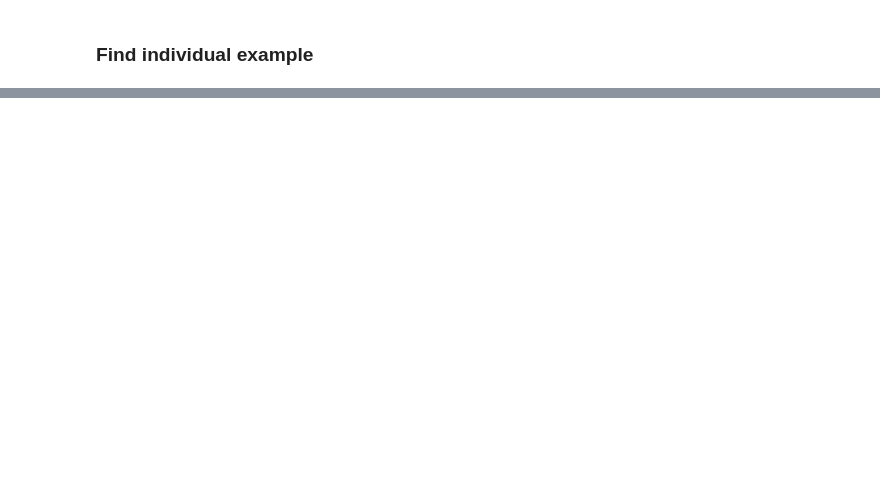
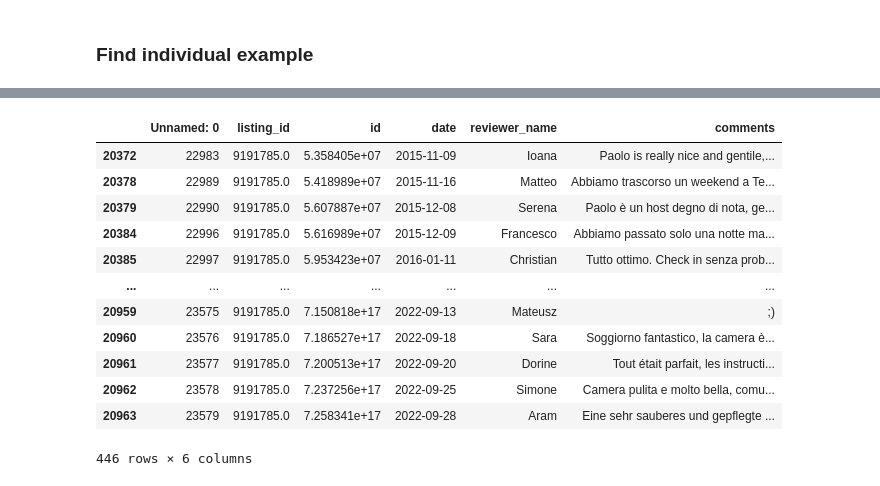
Before and after one commit to tomweinandy/AIinPowerBI, a Jupyter notebook: clean_airbnb_data.ipynb, the cells around one changed output, grey strips where cells are left out. Cells and saved outputs as stored; diff of their text form; code cells hidden in the pictures; blank space fills up the shorter version.

```diff
--- a/clean_airbnb_data.ipynb
+++ b/clean_airbnb_data.ipynb
@@ -182 +188,18 @@ listings[listings['listing_id']==6937576]
 1 rows × 41 columns
+# %%
+r = pd.read_csv('reviews.csv')
+r[r['listing_id']==9191785]
+# %% [output]
+|  | Unnamed: 0 | listing_id | id | date | reviewer_name | comments |
+| 20372 | 22983 | 9191785.0 | 5.358405e+07 | 2015-11-09 | Ioana | Paolo is really nice and gentile,... |
+| 20378 | 22989 | 9191785.0 | 5.418989e+07 | 2015-11-16 | Matteo | Abbiamo trascorso un weekend a Te... |
+| 20379 | 22990 | 9191785.0 | 5.607887e+07 | 2015-12-08 | Serena | Paolo è un host degno di nota, ge... |
+| 20384 | 22996 | 9191785.0 | 5.616989e+07 | 2015-12-09 | Francesco | Abbiamo passato solo una notte ma... |
+| 20385 | 22997 | 9191785.0 | 5.953423e+07 | 2016-01-11 | Christian | Tutto ottimo. Check in senza prob... |
+| ... | ... | ... | ... | ... | ... | ... |
+| 20959 | 23575 | 9191785.0 | 7.150818e+17 | 2022-09-13 | Mateusz | ;) |
+| 20960 | 23576 | 9191785.0 | 7.186527e+17 | 2022-09-18 | Sara | Soggiorno fantastico, la camera è... |
+| 20961 | 23577 | 9191785.0 | 7.200513e+17 | 2022-09-20 | Dorine | Tout était parfait, les instructi... |
+| 20962 | 23578 | 9191785.0 | 7.237256e+17 | 2022-09-25 | Simone | Camera pulita e molto bella, comu... |
+| 20963 | 23579 | 9191785.0 | 7.258341e+17 | 2022-09-28 | Aram | Eine sehr sauberes und gepflegte ... |
+446 rows × 6 columns
```
Also changed, not shown: parts of 5 cells of this notebook, 4 other files.
